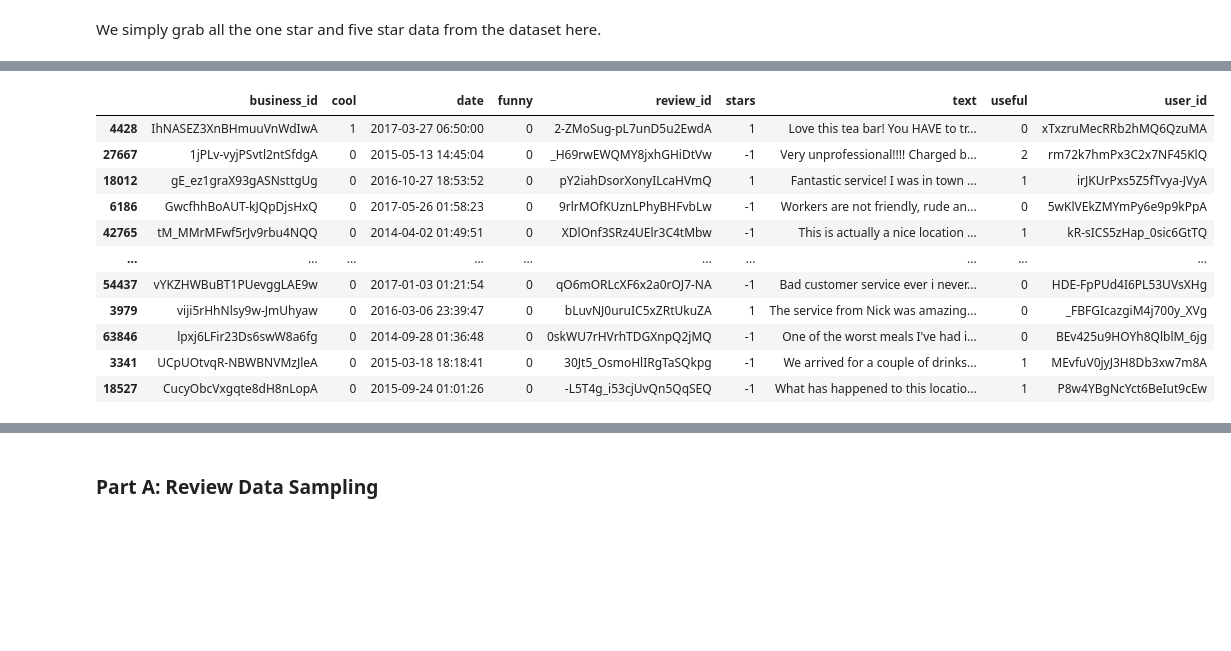
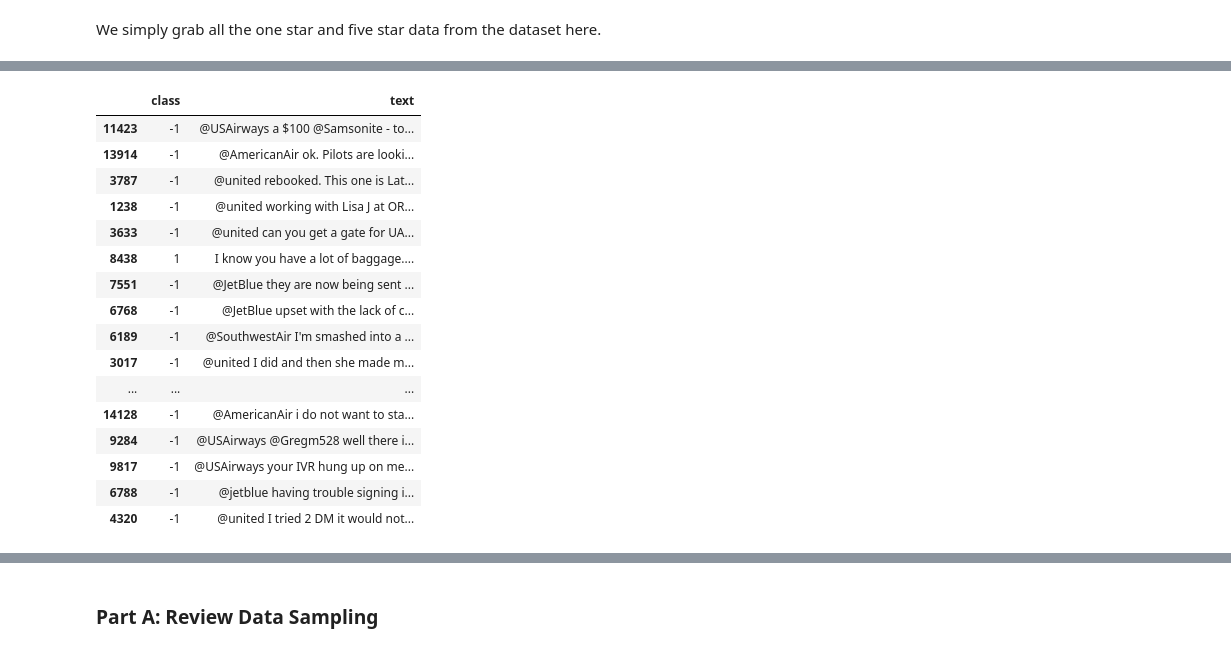
Before and after one commit to nikmandava/CS189LateProjectT-BagofWords, a Jupyter notebook: Coding_Assignment/HWAssignment.ipynb, the cells around one changed output, grey strips where cells are left out. Cells and saved outputs as stored; diff of their text form; code cells hidden in the pictures; blank space fills up the shorter version.

```diff
--- a/Coding_Assignment/HWAssignment.ipynb
+++ b/Coding_Assignment/HWAssignment.ipynb
@@ -16,32 +15,59 @@ df = pd.read_csv('yelp_academic_dataset_review.csv')
+# %%
+### Uncomment to use Yelp Reviews dataset
+# df = pd.read_csv('yelp_academic_dataset_review.csv')
+###
+
+### Uncomment this to use the Airplane Tweets dataset
+df = pd.read_csv('Tweets.csv')
+###
 # %% [markdown]
 We simply grab all the one star and five star data from the dataset here.
 # %%
-# Get one star reviews and label them with -1
-dfOnes = df[df['stars'] == 1]
-dfOnes = dfOnes.head(10000)
-dfOnes['stars'] = dfOnes['stars'].apply(lambda x: -1)
 
-# Get five star reviews and label them with 1
-print("Shape of the ones input: ")
-print(dfOnes.shape)
-dfFives = df[df['stars'] == 5]
-dfFives = dfFives.head(10000)
-dfFives['stars'] = dfFives['stars'].apply(lambda x: 1)
+### UNCOMMENT FOR YELP DATASET
+# # Get one star reviews and label them with -1
+# dfOnes = df[df['stars'] == 1]
+# dfOnes = dfOnes.head(10000)
+# dfOnes['stars'] = dfOnes['stars'].apply(lambda x: -1)
 
-print("Shape of the fives input: ")
-print(dfFives.shape)
-dfCombined = pd.concat([dfOnes, dfFives], axis=0)
+# # Get five star reviews and label them with 1
+# print("Shape of the ones input: ")
+# print(dfOnes.shape)
+# dfFives = df[df['stars'] == 5]
+# dfFives = dfFives.head(10000)
+# dfFives['stars'] = dfFives['stars'].apply(lambda x: 1)
+
+# print("Shape of the fives input: ")
+# print(dfFives.shape)
+# dfCombined = pd.concat([dfOnes, dfFives], axis=0)
+
+# dfCombined=dfCombined.rename(columns = {'stars':'class'})
+###
+
+
+### UNCOMMENT FOR AIRLINE DATA
+dfCombined = df[['airline_sentiment', 'text']]
+dfCombined = dfCombined[dfCombined.airline_sentiment != 'neutral']
+dfCombined['airline_sentiment'] = dfCombined['airline_sentiment'].replace(['positive','negative'],[1, -1])
+dfCombined=dfCombined.rename(columns = {'airline_sentiment':'class'})
+###
+
+
+
+
 dfCombined = dfCombined.sample(frac=1)
 
 dfTrainset = dfCombined.head(int(len(dfCombined.index) * .8))
 dfTestset = dfCombined.tail(int(len(dfCombined.index) * .2))
 
 trainX = np.asarray(dfTrainset['text'])
-trainY = np.asarray(dfTrainset['stars'])
+trainY = np.asarray(dfTrainset['class'])
 
 testX = np.asarray(dfTestset['text'])
-testY = np.asarray(dfTestset['stars'])
+testY = np.asarray(dfTestset['class'])
 
 print('Data Frame of reviews:')
+
+
 dfCombined
 # %% [output]
@@ -52,13 +74,18 @@ Shape of the fives input:
 Data Frame of reviews:
-|  | business_id | cool | date | funny | review_id | stars | text | useful | user_id |
-| 4428 | IhNASEZ3XnBHmuuVnWdIwA | 1 | 2017-03-27 06:50:00 | 0 | 2-ZMoSug-pL7unD5u2EwdA | 1 | Love this tea bar! You HAVE to tr... | 0 | xTxzruMecRRb2hMQ6QzuMA |
-| 27667 | 1jPLv-vyjPSvtl2ntSfdgA | 0 | 2015-05-13 14:45:04 | 0 | _H69rwEWQMY8jxhGHiDtVw | -1 | Very unprofessional!!!! Charged b... | 2 | rm72k7hmPx3C2x7NF45KlQ |
-| 18012 | gE_ez1graX93gASNsttgUg | 0 | 2016-10-27 18:53:52 | 0 | pY2iahDsorXonyILcaHVmQ | 1 | Fantastic service! I was in town ... | 1 | irJKUrPxs5Z5fTvya-JVyA |
-| 6186 | GwcfhhBoAUT-kJQpDjsHxQ | 0 | 2017-05-26 01:58:23 | 0 | 9rlrMOfKUznLPhyBHFvbLw | -1 | Workers are not friendly, rude an... | 0 | 5wKlVEkZMYmPy6e9p9kPpA |
-| 42765 | tM_MMrMFwf5rJv9rbu4NQQ | 0 | 2014-04-02 01:49:51 | 0 | XDlOnf3SRz4UElr3C4tMbw | -1 | This is actually a nice location ... | 1 | kR-sICS5zHap_0sic6GtTQ |
-| ... | ... | ... | ... | ... | ... | ... | ... | ... | ... |
-| 54437 | vYKZHWBuBT1PUevggLAE9w | 0 | 2017-01-03 01:21:54 | 0 | qO6mORLcXF6x2a0rOJ7-NA | -1 | Bad customer service ever i never... | 0 | HDE-FpPUd4I6PL53UVsXHg |
-| 3979 | viji5rHhNlsy9w-JmUhyaw | 0 | 2016-03-06 23:39:47 | 0 | bLuvNJ0uruIC5xZRtUkuZA | 1 | The service from Nick was amazing... | 0 | _FBFGIcazgiM4j700y_XVg |
-| 63846 | lpxj6LFir23Ds6swW8a6fg | 0 | 2014-09-28 01:36:48 | 0 | 0skWU7rHVrhTDGXnpQ2jMQ | -1 | One of the worst meals I've had i... | 0 | BEv425u9HOYh8QlblM_6jg |
-| 3341 | UCpUOtvqR-NBWBNVMzJleA | 0 | 2015-03-18 18:18:41 | 0 | 30Jt5_OsmoHlIRgTaSQkpg | -1 | We arrived for a couple of drinks... | 1 | MEvfuV0jyJ3H8Db3xw7m8A |
-| 18527 | CucyObcVxgqte8dH8nLopA | 0 | 2015-09-24 01:01:26 | 0 | -L5T4g_i53cjUvQn5QqSEQ | -1 | What has happened to this locatio... | 1 | P8w4YBgNcYct6BeIut9cEw |
+|  | class | text |
+| 11423 | -1 | @USAirways a $100 @Samsonite - to... |
+| 13914 | -1 | @AmericanAir ok. Pilots are looki... |
+| 3787 | -1 | @united rebooked. This one is Lat... |
+| 1238 | -1 | @united working with Lisa J at OR... |
+| 3633 | -1 | @united can you get a gate for UA... |
+| 8438 | 1 | I know you have a lot of baggage.... |
+| 7551 | -1 | @JetBlue they are now being sent ... |
+| 6768 | -1 | @JetBlue upset with the lack of c... |
+| 6189 | -1 | @SouthwestAir I'm smashed into a ... |
+| 3017 | -1 | @united I did and then she made m... |
+| ... | ... | ... |
+| 14128 | -1 | @AmericanAir i do not want to sta... |
+| 9284 | -1 | @USAirways @Gregm528 well there i... |
+| 9817 | -1 | @USAirways your IVR hung up on me... |
+| 6788 | -1 | @jetblue having trouble signing i... |
+| 4320 | -1 | @united I tried 2 DM it would not... |
```
Also changed, not shown: parts of 28 cells of this notebook, 1 other file.
